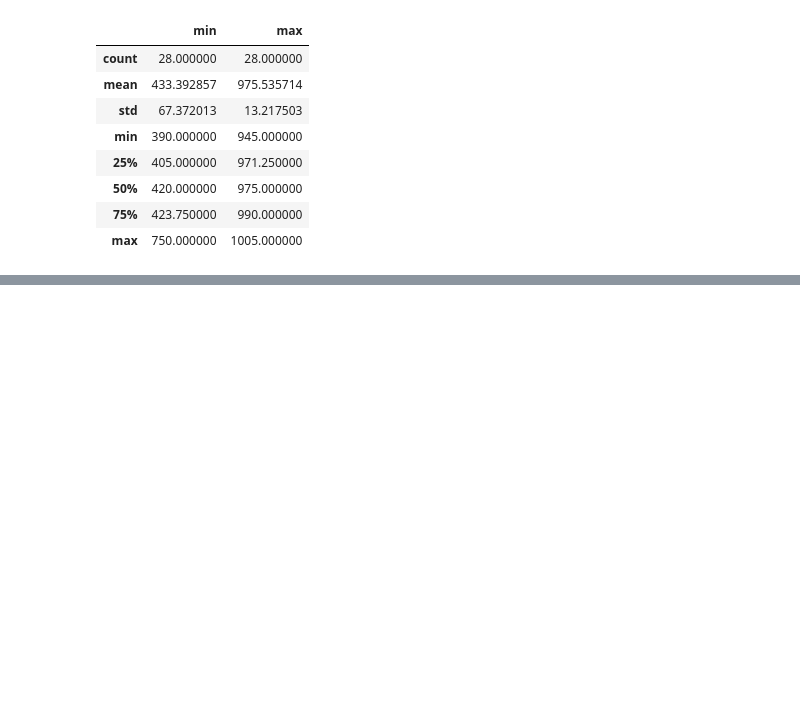
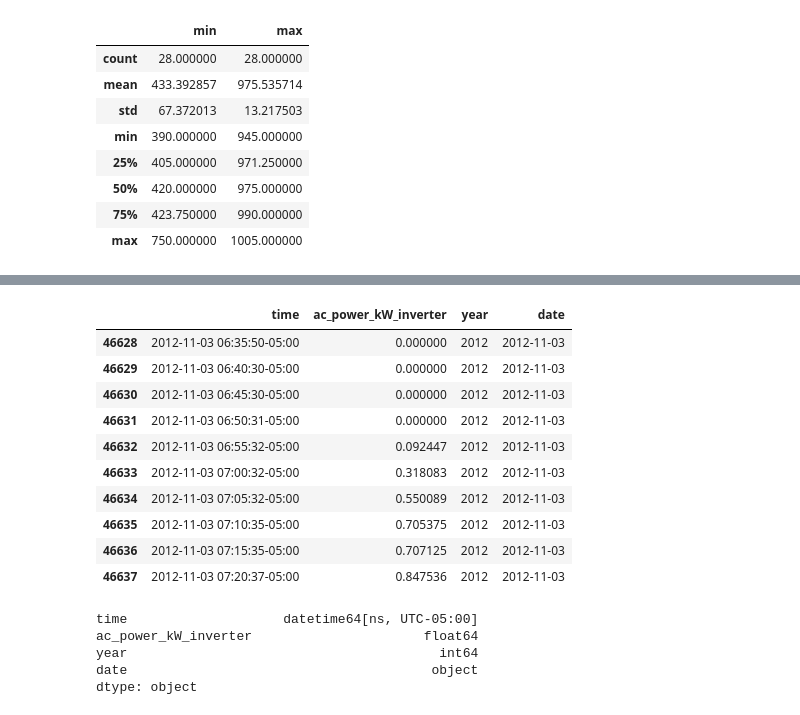
Before and after one commit to Erdos-Projects/predicting-day-ahead-solar-power-production, a Jupyter notebook: src/data/weather/timezones_mk_two.ipynb, the cells around one changed output, grey strips where cells are left out. Saved outputs shown, nothing was run; the diff lists cells and outputs as text; code cells hidden in the pictures; blank space fills up the shorter version.

```diff
--- a/src/data/weather/timezones_mk_two.ipynb
+++ b/src/data/weather/timezones_mk_two.ipynb
@@ -849,0 +1080,14 @@ system_4_2007_large_start_finish.describe()
+# %%
+system_1199_2012_df_converted[system_1199_2012_df_converted['date'] == date(2012, 11, 3)].head(10)
+# %% [output]
+|  | time | ac_power_kW_inverter | year | date |
+| 46628 | 2012-11-03 06:35:50-05:00 | 0.000000 | 2012 | 2012-11-03 |
+| 46629 | 2012-11-03 06:40:30-05:00 | 0.000000 | 2012 | 2012-11-03 |
+| 46630 | 2012-11-03 06:45:30-05:00 | 0.000000 | 2012 | 2012-11-03 |
+| 46631 | 2012-11-03 06:50:31-05:00 | 0.000000 | 2012 | 2012-11-03 |
+| 46632 | 2012-11-03 06:55:32-05:00 | 0.092447 | 2012 | 2012-11-03 |
+| 46633 | 2012-11-03 07:00:32-05:00 | 0.318083 | 2012 | 2012-11-03 |
+| 46634 | 2012-11-03 07:05:32-05:00 | 0.550089 | 2012 | 2012-11-03 |
+| 46635 | 2012-11-03 07:10:35-05:00 | 0.705375 | 2012 | 2012-11-03 |
+| 46636 | 2012-11-03 07:15:35-05:00 | 0.707125 | 2012 | 2012-11-03 |
+| 46637 | 2012-11-03 07:20:37-05:00 | 0.847536 | 2012 | 2012-11-03 |
@@ -849,0 +1096,10 @@ system_4_2007_large_start_finish.describe()
+# %%
+conversion_read_df = pd.read_csv('quick_save_converted.csv')
+conversion_read_df['time'] = pd.to_datetime(conversion_read_df['time'])
+conversion_read_df.dtypes
+# %% [output]
+time                    datetime64[ns, UTC-05:00]
+ac_power_kW_inverter                      float64
+year                                        int64
+date                                       object
+dtype: object
```
Also changed, not shown: parts of 63 cells of this notebook, 3 other files.
